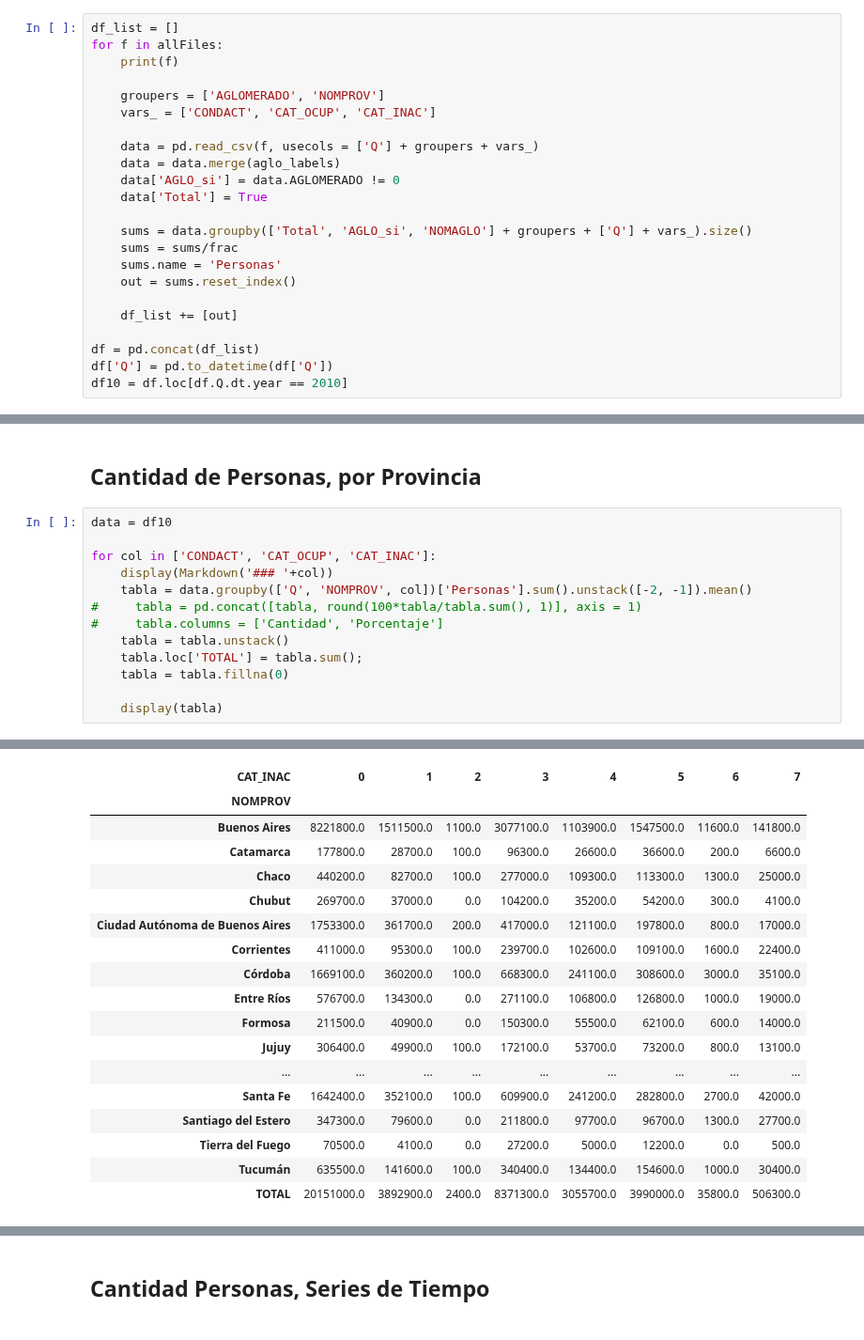
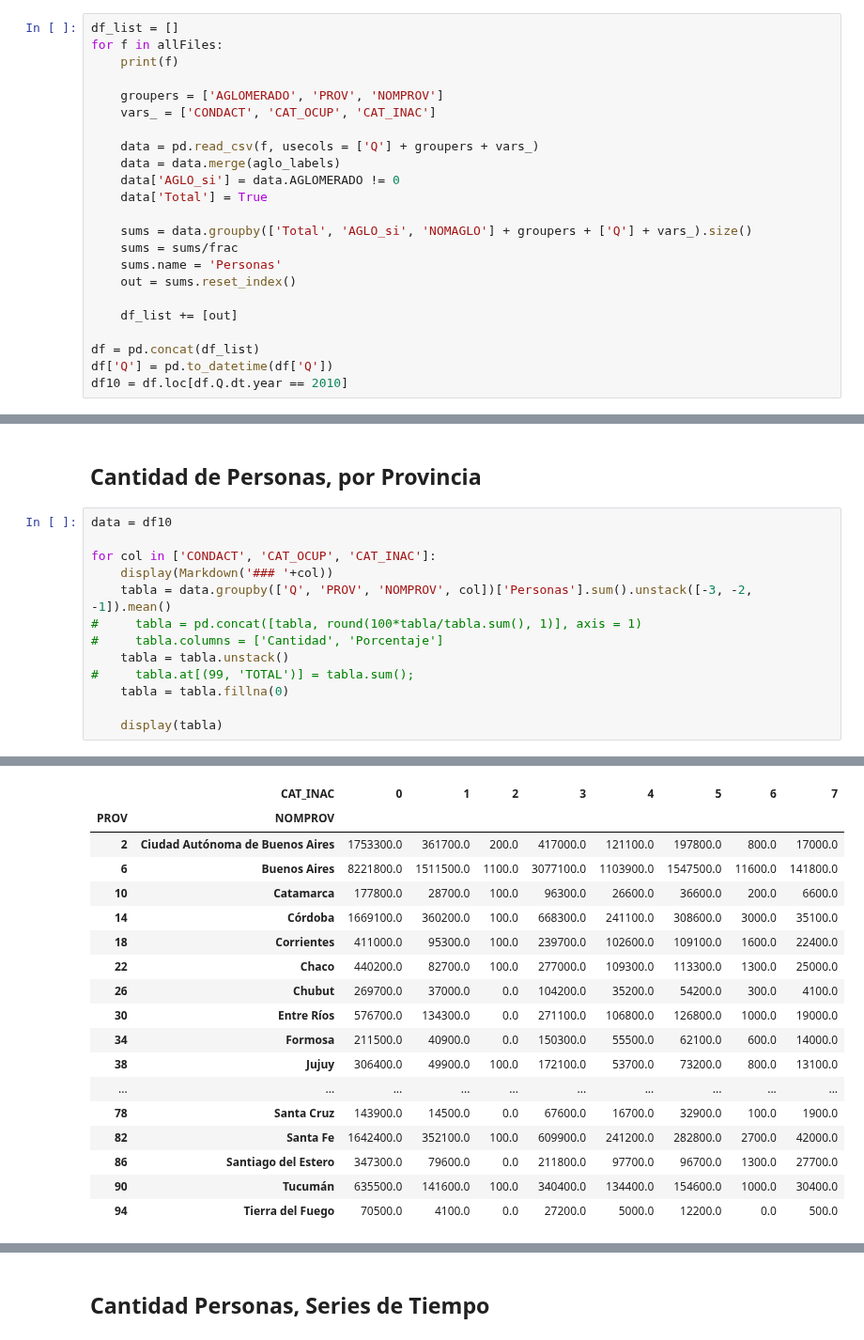
Before and after one commit to matuteiglesias/indice-pobreza-UBA, a Jupyter notebook: notebooks/12 - Validaciones para Informe.ipynb, the cells around one changed output, grey strips where cells are left out. Shown at 94% size. Saved outputs shown, nothing was run; the diff lists cells and outputs as text.

```diff
--- a/notebooks/12 - Validaciones para Informe.ipynb
+++ b/notebooks/12 - Validaciones para Informe.ipynb
@@ -30,7 +135,7 @@ df_list = []
 for f in allFiles:
     print(f)
 
-    groupers = ['AGLOMERADO', 'NOMPROV']
+    groupers = ['AGLOMERADO', 'PROV', 'NOMPROV']
     vars_ = ['CONDACT', 'CAT_OCUP', 'CAT_INAC']
 
     data = pd.read_csv(f, usecols = ['Q'] + groupers + vars_)
@@ -229,11 +387,11 @@ data = df10
 
 for col in ['CONDACT', 'CAT_OCUP', 'CAT_INAC']:
     display(Markdown('### '+col))
-    tabla = data.groupby(['Q', 'NOMPROV', col])['Personas'].sum().unstack([-2, -1]).mean()
+    tabla = data.groupby(['Q', 'PROV', 'NOMPROV', col])['Personas'].sum().unstack([-3, -2, -1]).mean()
 #     tabla = pd.concat([tabla, round(100*tabla/tabla.sum(), 1)], axis = 1)
 #     tabla.columns = ['Cantidad', 'Porcentaje']
     tabla = tabla.unstack()
-    tabla.loc['TOTAL'] = tabla.sum();
+#     tabla.at[(99, 'TOTAL')] = tabla.sum();
     tabla = tabla.fillna(0)
 
     display(tabla)
@@ -279,19 +437,19 @@ for col in ['CONDACT', 'CAT_OCUP', 'CAT_INAC']:
 ### CAT_INAC
-| CAT_INAC | 0 | 1 | 2 | 3 | 4 | 5 | 6 | 7 |
-| NOMPROV |  |  |  |  |  |  |  |  |
-| Buenos Aires | 8221800.0 | 1511500.0 | 1100.0 | 3077100.0 | 1103900.0 | 1547500.0 | 11600.0 | 141800.0 |
-| Catamarca | 177800.0 | 28700.0 | 100.0 | 96300.0 | 26600.0 | 36600.0 | 200.0 | 6600.0 |
-| Chaco | 440200.0 | 82700.0 | 100.0 | 277000.0 | 109300.0 | 113300.0 | 1300.0 | 25000.0 |
-| Chubut | 269700.0 | 37000.0 | 0.0 | 104200.0 | 35200.0 | 54200.0 | 300.0 | 4100.0 |
-| Ciudad Autónoma de Buenos Aires | 1753300.0 | 361700.0 | 200.0 | 417000.0 | 121100.0 | 197800.0 | 800.0 | 17000.0 |
-| Corrientes | 411000.0 | 95300.0 | 100.0 | 239700.0 | 102600.0 | 109100.0 | 1600.0 | 22400.0 |
-| Córdoba | 1669100.0 | 360200.0 | 100.0 | 668300.0 | 241100.0 | 308600.0 | 3000.0 | 35100.0 |
-| Entre Ríos | 576700.0 | 134300.0 | 0.0 | 271100.0 | 106800.0 | 126800.0 | 1000.0 | 19000.0 |
-| Formosa | 211500.0 | 40900.0 | 0.0 | 150300.0 | 55500.0 | 62100.0 | 600.0 | 14000.0 |
-| Jujuy | 306400.0 | 49900.0 | 100.0 | 172100.0 | 53700.0 | 73200.0 | 800.0 | 13100.0 |
-| ... | ... | ... | ... | ... | ... | ... | ... | ... |
-| Santa Fe | 1642400.0 | 352100.0 | 100.0 | 609900.0 | 241200.0 | 282800.0 | 2700.0 | 42000.0 |
-| Santiago del Estero | 347300.0 | 79600.0 | 0.0 | 211800.0 | 97700.0 | 96700.0 | 1300.0 | 27700.0 |
-| Tierra del Fuego | 70500.0 | 4100.0 | 0.0 | 27200.0 | 5000.0 | 12200.0 | 0.0 | 500.0 |
-| Tucumán | 635500.0 | 141600.0 | 100.0 | 340400.0 | 134400.0 | 154600.0 | 1000.0 | 30400.0 |
-| TOTAL | 20151000.0 | 3892900.0 | 2400.0 | 8371300.0 | 3055700.0 | 3990000.0 | 35800.0 | 506300.0 |
+|  | CAT_INAC | 0 | 1 | 2 | 3 | 4 | 5 | 6 | 7 |
+| PROV | NOMPROV |  |  |  |  |  |  |  |  |
+| 2 | Ciudad Autónoma de Buenos Aires | 1753300.0 | 361700.0 | 200.0 | 417000.0 | 121100.0 | 197800.0 | 800.0 | 17000.0 |
+| 6 | Buenos Aires | 8221800.0 | 1511500.0 | 1100.0 | 3077100.0 | 1103900.0 | 1547500.0 | 11600.0 | 141800.0 |
+| 10 | Catamarca | 177800.0 | 28700.0 | 100.0 | 96300.0 | 26600.0 | 36600.0 | 200.0 | 6600.0 |
+| 14 | Córdoba | 1669100.0 | 360200.0 | 100.0 | 668300.0 | 241100.0 | 308600.0 | 3000.0 | 35100.0 |
+| 18 | Corrientes | 411000.0 | 95300.0 | 100.0 | 239700.0 | 102600.0 | 109100.0 | 1600.0 | 22400.0 |
+| 22 | Chaco | 440200.0 | 82700.0 | 100.0 | 277000.0 | 109300.0 | 113300.0 | 1300.0 | 25000.0 |
+| 26 | Chubut | 269700.0 | 37000.0 | 0.0 | 104200.0 | 35200.0 | 54200.0 | 300.0 | 4100.0 |
+| 30 | Entre Ríos | 576700.0 | 134300.0 | 0.0 | 271100.0 | 106800.0 | 126800.0 | 1000.0 | 19000.0 |
+| 34 | Formosa | 211500.0 | 40900.0 | 0.0 | 150300.0 | 55500.0 | 62100.0 | 600.0 | 14000.0 |
+| 38 | Jujuy | 306400.0 | 49900.0 | 100.0 | 172100.0 | 53700.0 | 73200.0 | 800.0 | 13100.0 |
+| ... | ... | ... | ... | ... | ... | ... | ... | ... | ... |
+| 78 | Santa Cruz | 143900.0 | 14500.0 | 0.0 | 67600.0 | 16700.0 | 32900.0 | 100.0 | 1900.0 |
+| 82 | Santa Fe | 1642400.0 | 352100.0 | 100.0 | 609900.0 | 241200.0 | 282800.0 | 2700.0 | 42000.0 |
+| 86 | Santiago del Estero | 347300.0 | 79600.0 | 0.0 | 211800.0 | 97700.0 | 96700.0 | 1300.0 | 27700.0 |
+| 90 | Tucumán | 635500.0 | 141600.0 | 100.0 | 340400.0 | 134400.0 | 154600.0 | 1000.0 | 30400.0 |
+| 94 | Tierra del Fuego | 70500.0 | 4100.0 | 0.0 | 27200.0 | 5000.0 | 12200.0 | 0.0 | 500.0 |
```
Also changed, not shown: parts of 30 cells of this notebook, 4 other files.
